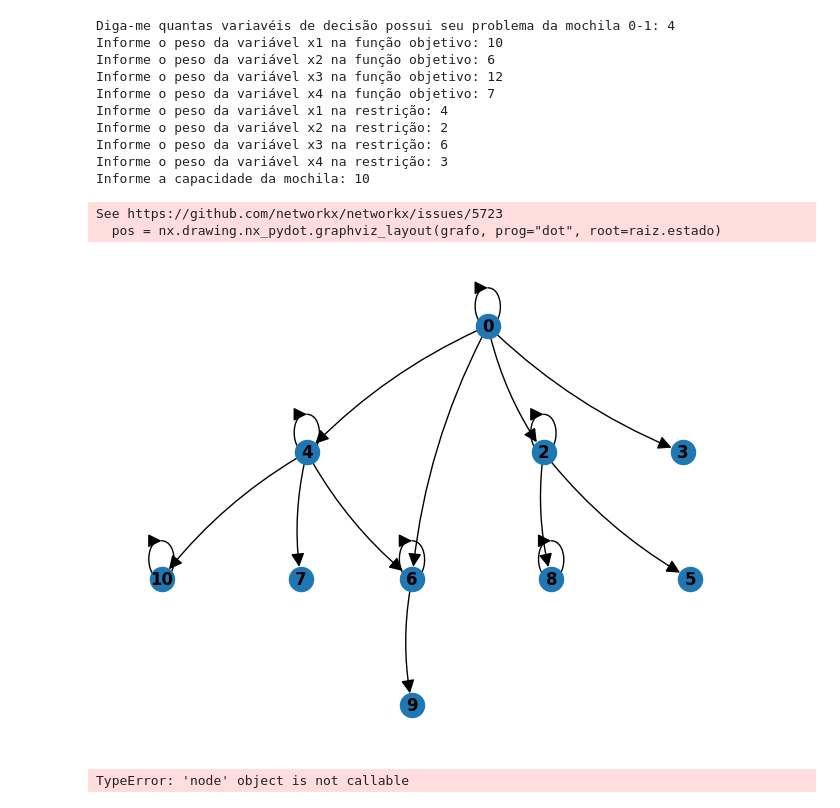
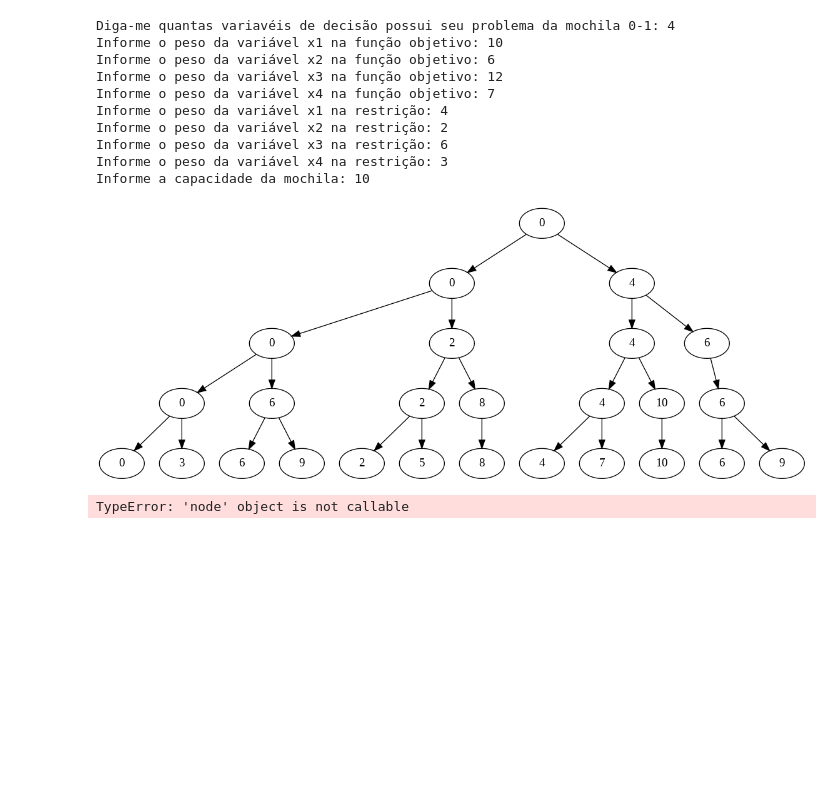
Before and after one commit to Davioliveira1305/LBI, a Jupyter notebook: LBI.ipynb, the cells around one changed output. Saved outputs shown, nothing was run; the diff lists cells and outputs as text; code cells hidden in the pictures; blank space fills up the shorter version.

```diff
--- a/LBI.ipynb
+++ b/LBI.ipynb
@@ -27,7 +32,8 @@ Informe o peso da variável x3 na restrição: 6
 Informe o peso da variável x4 na restrição: 3
 Informe a capacidade da mochila: 10
 # %%
-def funcao_tran(estado, dominio, var):
-  valor_estado = (estado + dominio * lista_pesos_restr[var - 1])
-  if valor_estado <= capacidade: return (True, valor_estado)
-  return (False, 0)
+# Função de transição entre um estado e outro.
+def funcao_tran(estado, xi, i):
+  valor_estado = estado + xi * lista_pesos_restr[i]
+  if valor_estado <= capacidade: return True, valor_estado
+  return False, 0
@@ -39,25 +40,40 @@ class no:
-# %%
-raiz = no(0)
-grafo.add_node(raiz.estado)
-Lista_camadas = [[raiz]]
-dominio = [0, 1]
-for i in range(1, var + 1):
-  Lista_camadas.append([])
-  for j in Lista_camadas[i - 1]:
-    for d in dominio:
-      estado, valor_estado = funcao_tran(j.estado, d, i)
-      if estado == True:
-        node = no(valor_estado)
-        grafo.add_node(node.estado)
-        Lista_camadas[i].append(node)
-        grafo.add_edge(j.estado, node.estado)
-pos = nx.drawing.nx_pydot.graphviz_layout(grafo, prog="dot", root=raiz.estado)
-nx.draw(grafo, pos, with_labels=True, font_weight='bold', arrowsize=20, connectionstyle='arc3,rad=0.1')
-plt.show()
-# %% [output]
-See https://github.com/networkx/networkx/issues/5723
-  pos = nx.drawing.nx_pydot.graphviz_layout(grafo, prog="dot", root=raiz.estado)
-[figure, removed]
+# %%
+# Objeto Nó do Grafo
+class No:
+  def __init__(self, estado, id):
+    self.estado = estado
+    self.id = id
+    self.pai = None
+  def __str__(self):
+    return f'{self.estado}'
+  def __repr__(self) -> str:
+    return f'{self.estado}'
+# %%
+# Algoritmo propriamente dito
+grafo = gp.Digraph(comment = 'DD')
+raiz = No(0, '0')
+grafo.node('0')
+Lista_camadas = [[raiz]]
+dominio = [0, 1]
+lista_edges = []
+id = 1
+for i in range(0, var):
+  lj = list()
+  for j, xi in product(Lista_camadas[i], dominio):
+      estado, valor_estado = funcao_tran(j.estado, xi, i)
+      if estado:
+        node = No(valor_estado, str(id))
+        node.pai = j
+        grafo.node(name=str(id), label=str(valor_estado))
+        grafo.edge(j.id, node.id)
+        lj.append(node)
+        id += 1
+  Lista_camadas.append(lj)
+
+filename = grafo.render(filename = 'graph', format = 'png', view = False)
+Image(filename)
+# %% [output]
+[figure, added]
 # %%
 m = node(4)
 # %% [output]
```
Also changed, not shown: parts of 4 cells of this notebook.
